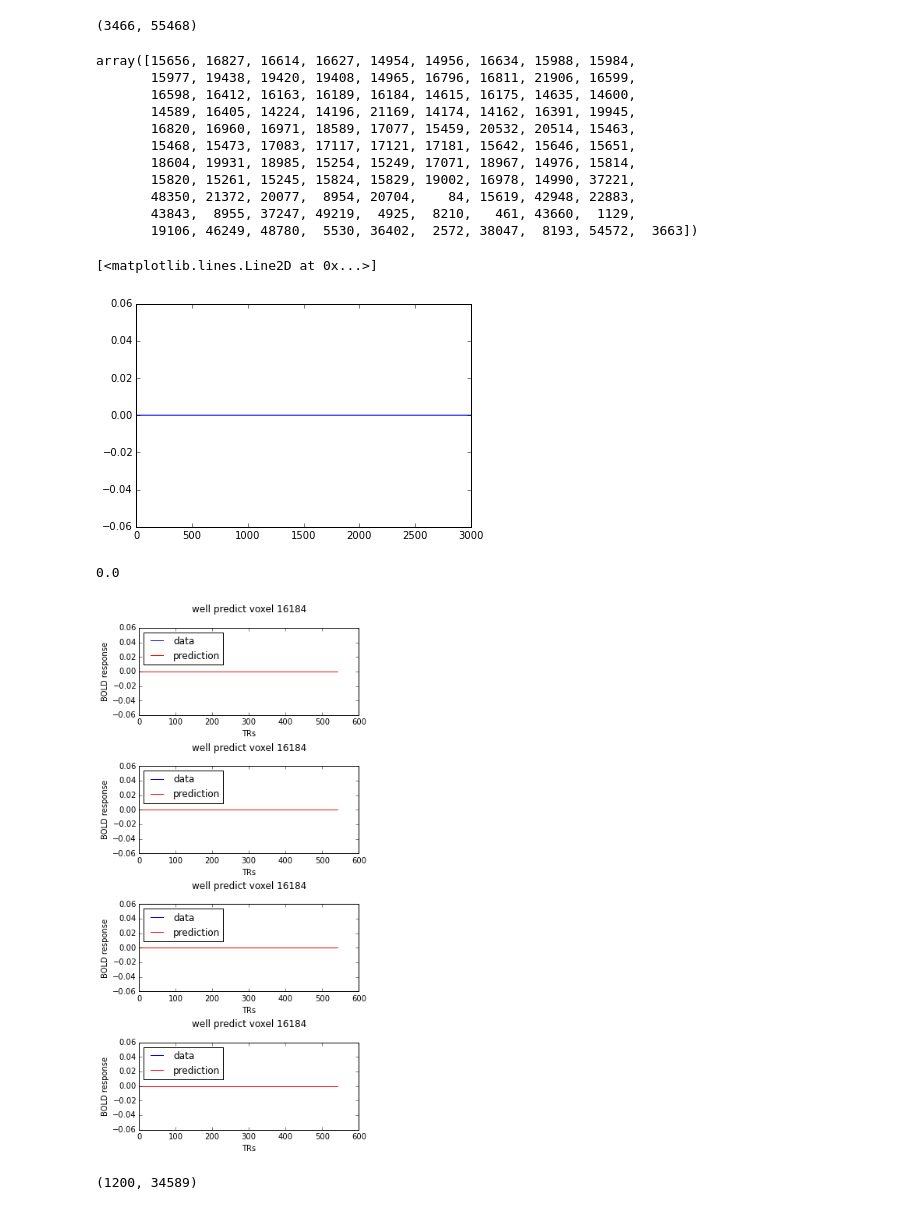
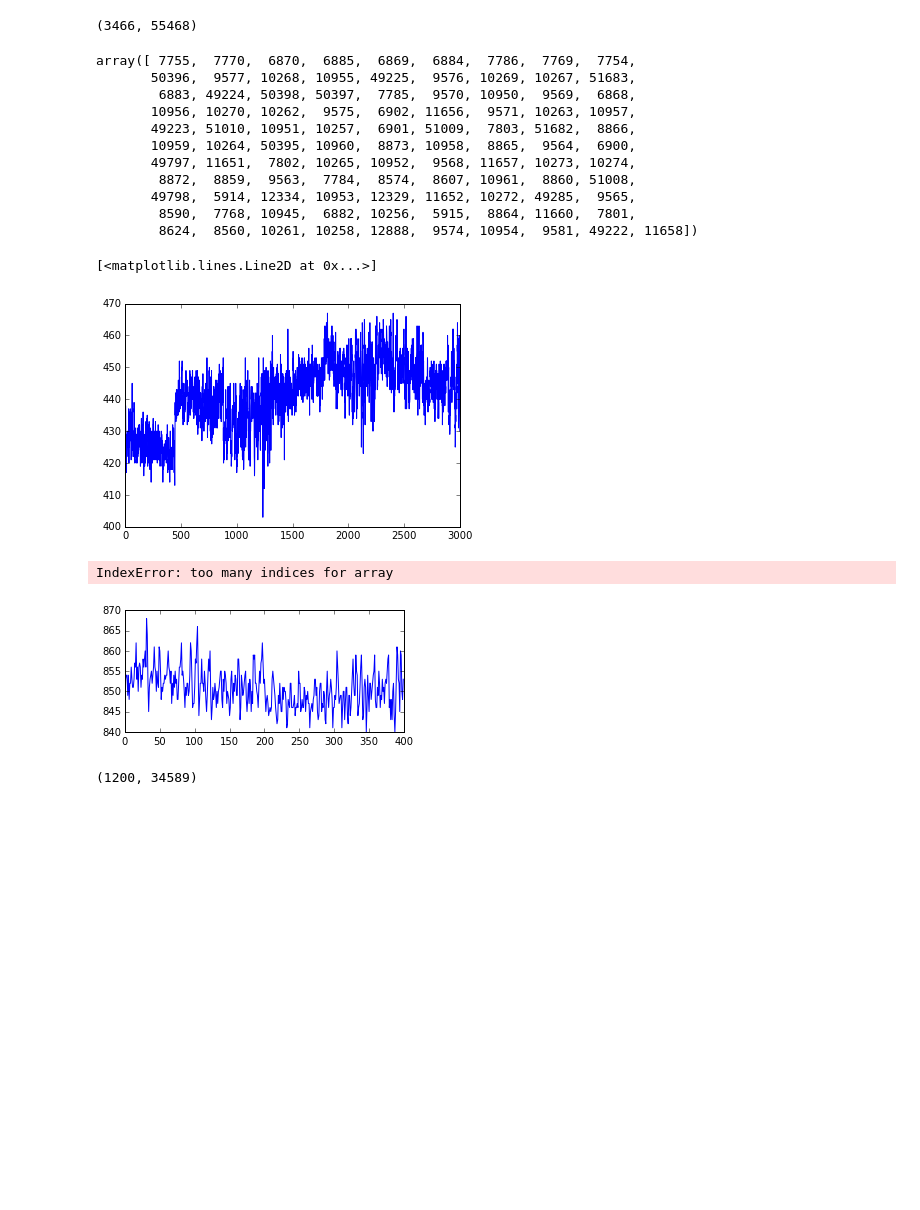
Before and after one commit to berkeley-stat159/project-beta, a Jupyter notebook: code/description_modeling_ridge_regression.ipynb, the cells around one changed output. Drawn from its saved outputs; the diff is of its cells as text; code cells hidden in the pictures; blank space fills up the shorter version.

Commit message:
add normalization code(z-score)) and data visualization after normalized

```diff
--- a/code/description_modeling_ridge_regression.ipynb
+++ b/code/description_modeling_ridge_regression.ipynb
@@ -22,6 +26,8 @@ reload(regression)
 # %%
-data = np.load('../data/masked_data_50k.npy')
+data = np.load('../data/filtered_data.npy')
 # %%
 data.shape
 # %% [output]
 (55468, 3543)
+# %%
+data_normalized = stats.zscore(data,axis=1,ddof=1)
@@ -68,8 +68,8 @@ print('Validation feature space shape: %s'%repr(stim_fs_val.shape))
 Estimation feature space shape: (3000, 1155)
 Validation feature space shape: (543, 1155)
 # %%
-data_est = data[...,:e]
-data_val = data[...,:v]
+data_est = data_normalized[...,:e]
+data_val = data_normalized[...,:v]
 # %%
 data_est_masked = data_est.T
 data_val_masked = data_val.T
@@ -91,8 +96,8 @@ vfs = vmt_utils.add_constant(vfs,is_first=True)
 # %% [markdown]
 # Subset data and stimuli
 # %%
-ts = 1000 #training subset
-es = 143 #estimation subset
+ts = 3000 #training subset
+es = 543 #estimation subset
 # %%
 efs = efs[:ts,:]
 vfs = vfs[:es,:]
@@ -210,43 +180,40 @@ out['weights'].shape
 voxel_idx = np.argsort(cc)[::-1][:100]
 voxel_idx
 # %% [output]
-array([15656, 16827, 16614, 16627, 14954, 14956, 16634, 15988, 15984,
-       15977, 19438, 19420, 19408, 14965, 16796, 16811, 21906, 16599,
-       16598, 16412, 16163, 16189, 16184, 14615, 16175, 14635, 14600,
-       14589, 16405, 14224, 14196, 21169, 14174, 14162, 16391, 19945,
-       16820, 16960, 16971, 18589, 17077, 15459, 20532, 20514, 15463,
-       15468, 15473, 17083, 17117, 17121, 17181, 15642, 15646, 15651,
-       18604, 19931, 18985, 15254, 15249, 17071, 18967, 14976, 15814,
-       15820, 15261, 15245, 15824, 15829, 19002, 16978, 14990, 37221,
-       48350, 21372, 20077,  8954, 20704,    84, 15619, 42948, 22883,
-       43843,  8955, 37247, 49219,  4925,  8210,   461, 43660,  1129,
-       19106, 46249, 48780,  5530, 36402,  2572, 38047,  8193, 54572,  3663])
+array([ 7755,  7770,  6870,  6885,  6869,  6884,  7786,  7769,  7754,
+       50396,  9577, 10268, 10955, 49225,  9576, 10269, 10267, 51683,
+        6883, 49224, 50398, 50397,  7785,  9570, 10950,  9569,  6868,
+       10956, 10270, 10262,  9575,  6902, 11656,  9571, 10263, 10957,
+       49223, 51010, 10951, 10257,  6901, 51009,  7803, 51682,  8866,
+       10959, 10264, 50395, 10960,  8873, 10958,  8865,  9564,  6900,
+       49797, 11651,  7802, 10265, 10952,  9568, 11657, 10273, 10274,
+        8872,  8859,  9563,  7784,  8574,  8607, 10961,  8860, 51008,
+       49798,  5914, 12334, 10953, 12329, 11652, 10272, 49285,  9565,
+        8590,  7768, 10945,  6882, 10256,  5915,  8864, 11660,  7801,
+        8624,  8560, 10261, 10258, 12888,  9574, 10954,  9581, 49222, 11658])
 # %%
 plt.plot(data_est_masked[:,16184])
 # %% [output]
 [<matplotlib.lines.Line2D at 0x...>]
-[figure, old version]
+[figure, new version]
-# %%
-np.var(data_est_masked[:,16184])
-# %% [output]
-0.0
 # %%
 plt.figure(figsize=(5,10))
 for n in range(4):
-#     i = voxel_idx[15656]
-    i=16184
+    i = voxel_idx[n+90]
+#     i=16184
     pred_activity = vfs.dot(weights[:,i])
     plt.subplot(4,n//4+1,n%4+1)
-    l1, = plt.plot(data_val_masked[:,i],'b')
-    l2, = plt.plot(pred_activity,'r')
+    l1, = plt.plot(data_val_masked[:400,i],'b')
+    l2, = plt.plot(pred_activity[:400,:],'r')
     plt.ylabel('BOLD response')
     plt.xlabel('TRs')
     plt.title('well predict voxel %d\n'%i)
     plt.legend([l1, l2], ['data','prediction'],loc=2)
 
 plt.tight_layout()
 # %% [output]
+IndexError: too many indices for array
-[figure, old version]
+[figure, new version]
 # %%
 data_est_masked.shape
 # %% [output]
```
Also changed, not shown: parts of 12 cells of this notebook, 5 other files.
